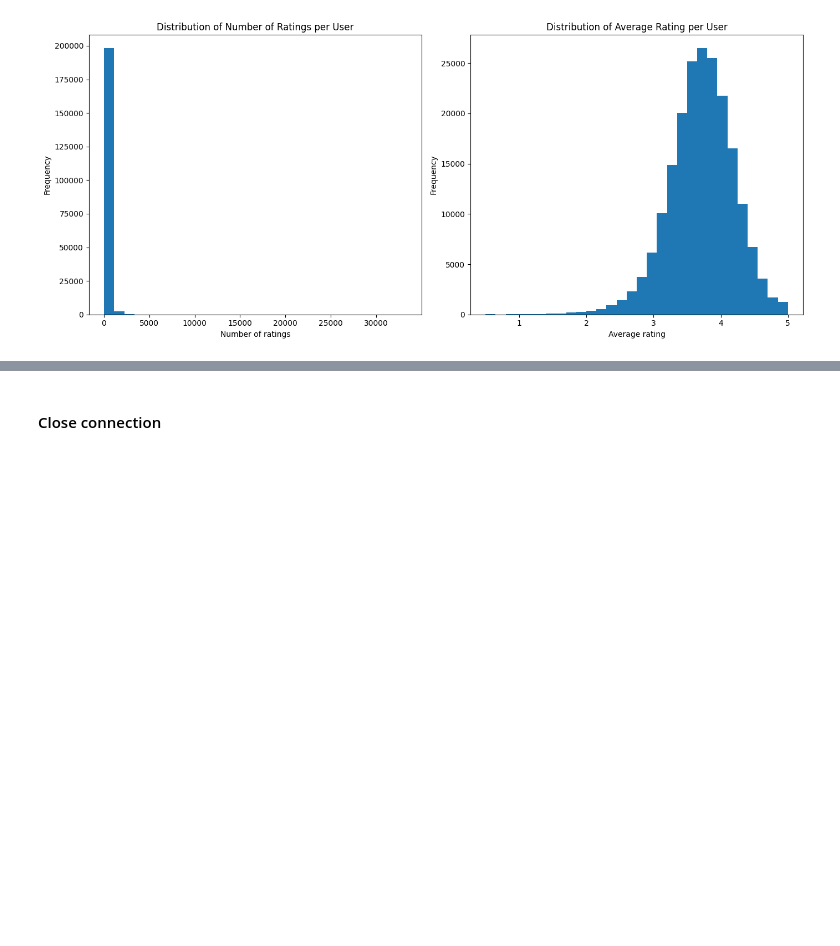
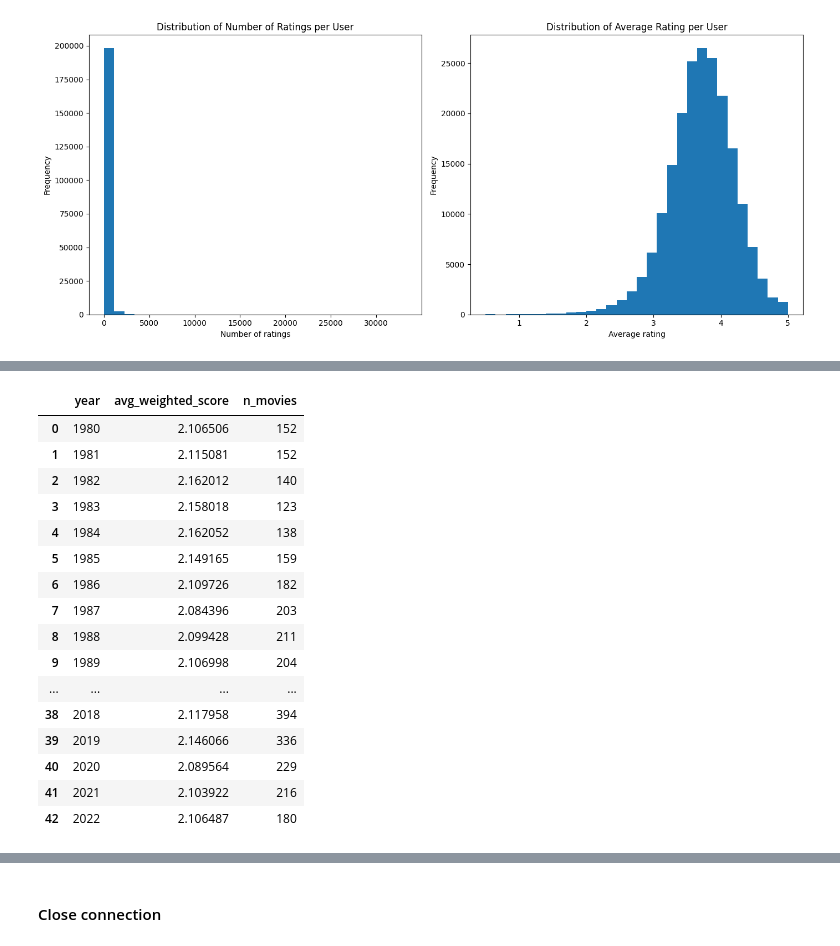
Before and after one commit to sergiopatinha/BigDataFoundations, a Jupyter notebook: notebooks/1.6 - 32M - Exploring Data.ipynb, the cells around one changed output, grey strips where cells are left out. Saved outputs shown, nothing was run; the diff lists cells and outputs as text; code cells hidden in the pictures; blank space fills up the shorter version.

```diff
--- a/notebooks/1.6 - 32M - Exploring Data.ipynb
+++ b/notebooks/1.6 - 32M - Exploring Data.ipynb
@@ -506,0 +577,80 @@ plt.show()
+# %%
+# Movies — Weighted Score by Year (≥ 50 ratings per movie)
+MIN_RATINGS = 50
+
+df_year = run_sql(f"""
+WITH movie_stats AS (
+    SELECT
+        m.movieid,
+        m.title,
+        AVG(r.rating) AS avg_rating,
+        COUNT(*) AS total_ratings
+    FROM ratings_parquet AS r
+    JOIN movies_parquet AS m
+        ON r.movieid = m.movieid
+    GROUP BY m.movieid, m.title
+    HAVING COUNT(*) >= {MIN_RATINGS}
+),
+with_minmax AS (
+    SELECT
+        movieid,
+        title,
+        avg_rating,
+        total_ratings,
+        MIN(total_ratings) OVER () AS min_ratings,
+        MAX(total_ratings) OVER () AS max_ratings
+    FROM movie_stats
+),
+scored_with_year_str AS (
+    SELECT
+        movieid,
+        title,
+        ROUND(avg_rating, 2) AS avg_rating,
+        total_ratings,
+        CASE
+            WHEN max_ratings = min_ratings THEN 3.0
+            ELSE 1.0 + 4.0 * (total_ratings - min_ratings) / (max_ratings - min_ratings)
+        END AS scaled_count_1_5,
+        regexp_extract(title, '.*\\((\\d{{4}})\\)$', 1) AS year_str
+    FROM with_minmax
+),
+scored AS (
+    SELECT
+        movieid,
+        title,
+        avg_rating,
+        total_ratings,
+        scaled_count_1_5,
+        CAST(year_str AS INTEGER) AS year
+    FROM scored_with_year_str
+    WHERE year_str IS NOT NULL AND year_str <> ''
+)
+SELECT
+    year,
+    AVG(0.5 * avg_rating + 0.5 * scaled_count_1_5) AS avg_weighted_score,
+    COUNT(*) AS n_movies
+FROM scored
+GROUP BY year
+HAVING COUNT(*) >= 101
+ORDER BY year
+""")
+
+df_year
+# %% [output]
+|  | year | avg_weighted_score | n_movies |
+| 0 | 1980 | 2.106506 | 152 |
+| 1 | 1981 | 2.115081 | 152 |
+| 2 | 1982 | 2.162012 | 140 |
+| 3 | 1983 | 2.158018 | 123 |
+| 4 | 1984 | 2.162052 | 138 |
+| 5 | 1985 | 2.149165 | 159 |
+| 6 | 1986 | 2.109726 | 182 |
+| 7 | 1987 | 2.084396 | 203 |
+| 8 | 1988 | 2.099428 | 211 |
+| 9 | 1989 | 2.106998 | 204 |
+| ... | ... | ... | ... |
+| 38 | 2018 | 2.117958 | 394 |
+| 39 | 2019 | 2.146066 | 336 |
+| 40 | 2020 | 2.089564 | 229 |
+| 41 | 2021 | 2.103922 | 216 |
+| 42 | 2022 | 2.106487 | 180 |
```
Also changed, not shown: parts of 6 cells of this notebook, 1 other file.
